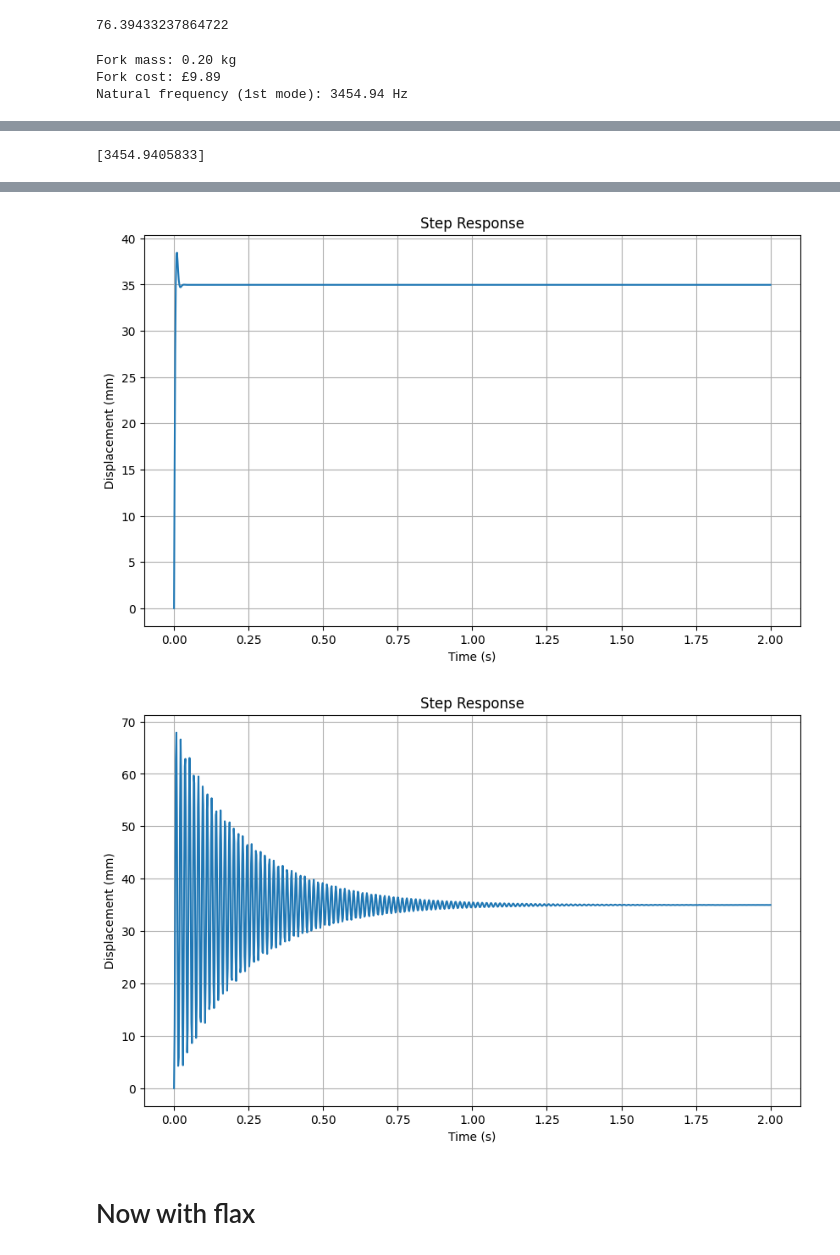
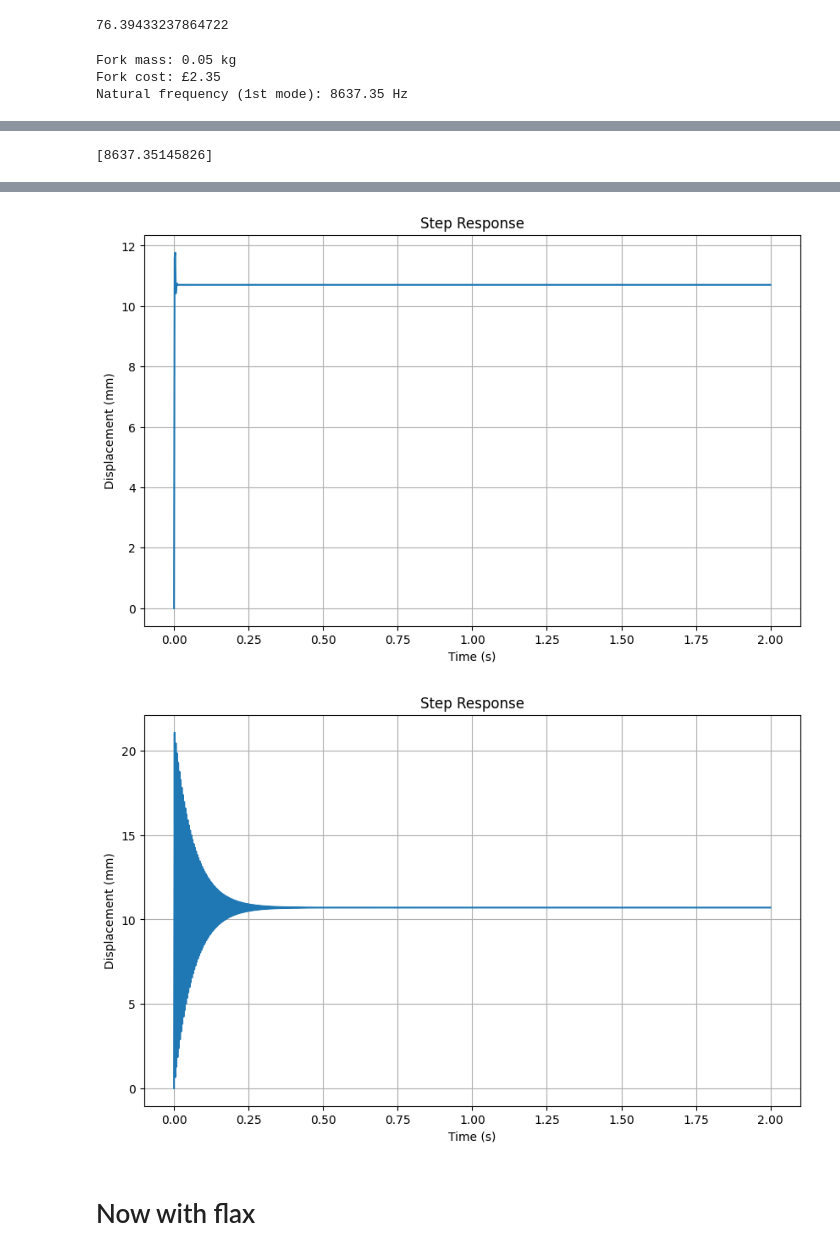
Before and after one commit to jackhenry02/Bike_coding, a Jupyter notebook: simulation.ipynb, the cells around one changed output, grey strips where cells are left out. Drawn from its saved outputs; the diff is of its cells as text; code cells hidden in the pictures.

```diff
--- a/simulation.ipynb
+++ b/simulation.ipynb
@@ -126,8 +126,8 @@ material = F.MaterialProperties(
 
 # Example geometry
 geometry = F.ForkGeometry(
-    length=1,  # m
-    outer_diameter=0.05,  # m
+    length=0.4,  # m
+    outer_diameter=0.03,  # m
     wall_thickness=props['thickness']*1e-3  # m
 )
 
@@ -150,6 +150,6 @@ fork.plot_steady_state_vibration(force_amplitude=100, frequency=10)  # 100N at 1
 fork.plot_step_response(force_amplitude=100)  # 100N step force
 fork.plot_flex_step_response(force_amplitude=100)  # 100N step force
 # %% [output]
-Fork mass: 0.20 kg
-Fork cost: £9.89
-Natural frequency (1st mode): 3454.94 Hz
+Fork mass: 0.05 kg
+Fork cost: £2.35
+Natural frequency (1st mode): 8637.35 Hz
@@ -159 +159 @@ Natural frequency (1st mode): 3454.94 Hz
-[3454.9405833]
+[8637.35145826]
@@ -161,5 +161,5 @@ Natural frequency (1st mode): 3454.94 Hz
-[figure, old version]
+[figure, new version]
-[figure, old version]
+[figure, new version]
 # %% [markdown]
 # Now with flax
 # %%
```
Also changed, not shown: parts of 5 cells of this notebook, 1 other file.
